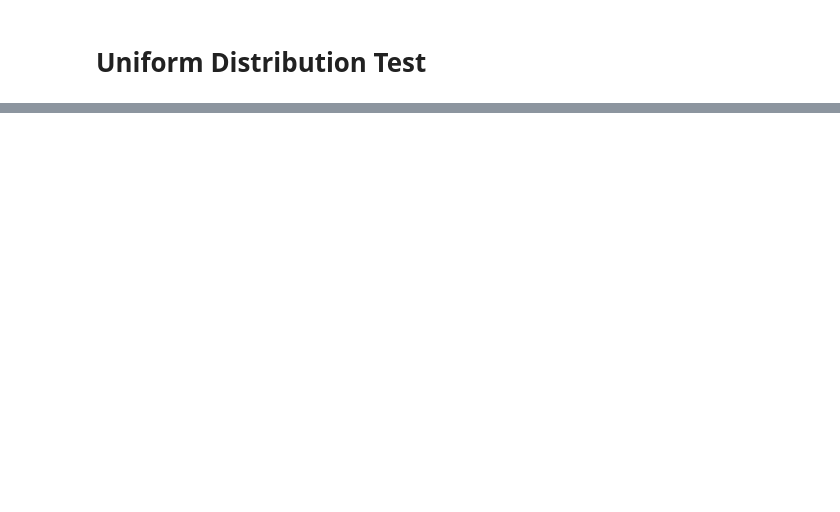
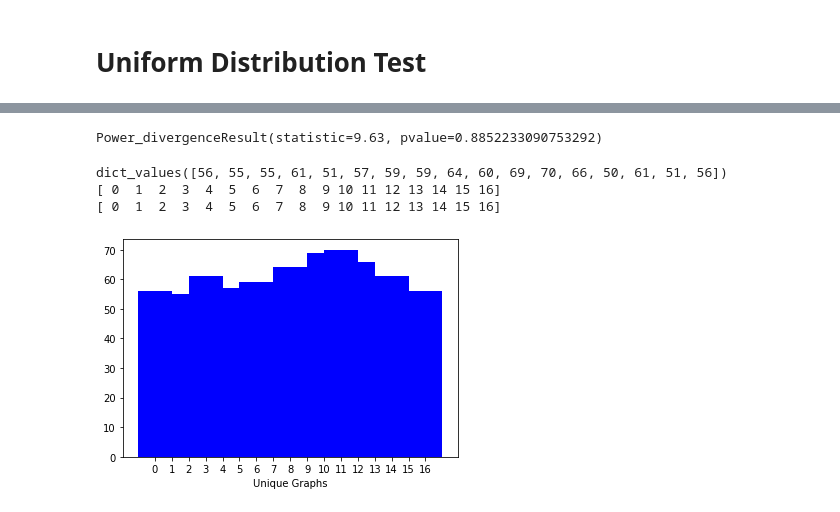
Before and after one commit to neurodata/kareef-notebooks, a Jupyter notebook: docs/uniform-dist-test.ipynb, the cells around one changed output, grey strips where cells are left out. Saved outputs shown, nothing was run; the diff lists cells and outputs as text; code cells hidden in the pictures; blank space fills up the shorter version.

```diff
--- a/docs/uniform-dist-test.ipynb
+++ b/docs/uniform-dist-test.ipynb
@@ -51,0 +52,52 @@ plt.bar(visited_graphs.keys(), visited_graphs.values(), 2.0, color='b')
+# %%
+import networkx as nx
+from tqdm import tqdm
+
+A = np.zeros((6, 6))
+A[0, 1] = 1
+A[0, 2] = 1
+A[0, 4] = 1
+A[3, 4] = 1
+A[2, 3] = 1
+A[4, 5] = 1
+A = binarize(symmetrize(A))
+
+
+visited_graphs = {}
+swapper = EdgeSwapper(A)
+n_samples = 10_000_000
+mixing_time = 10_000
+# n_samples = 100_000
+# mixing_time = 1
+for i in tqdm(range(0, n_samples)):
+    A, edge_list = swapper.swap_edges()
+    if i % mixing_time == 0:
+        new_G = nx.from_numpy_array(A)
+        key = str(tuple(new_G.edges()))
+        if key not in visited_graphs:
+            visited_graphs[key] = 0
+        visited_graphs[key] += 1
+
+
+#%%
+from scipy.stats import chisquare
+
+counts = np.array(list(visited_graphs.values()))
+
+chisquare(counts)
+# %% [output]
+Power_divergenceResult(statistic=9.63, pvalue=0.8852233090753292)
+# %%
+plt.bar(visited_graphs.keys(), visited_graphs.values(), 2.0, color='b')
+xlabels = np.arange(len(visited_graphs))
+print(visited_graphs.values())
+print(xlabels)
+plt.xlabel("Unique Graphs")
+plt.xticks(ticks=xlabels, labels=xlabels)
+plt.ylabel(frequency)
+print(xlabels)
+# %% [output]
+dict_values([56, 55, 55, 61, 51, 57, 59, 59, 64, 60, 69, 70, 66, 50, 61, 51, 56])
+[ 0  1  2  3  4  5  6  7  8  9 10 11 12 13 14 15 16]
+[ 0  1  2  3  4  5  6  7  8  9 10 11 12 13 14 15 16]
+[figure, added]
```
Also changed, not shown: parts of 6 cells of this notebook.
